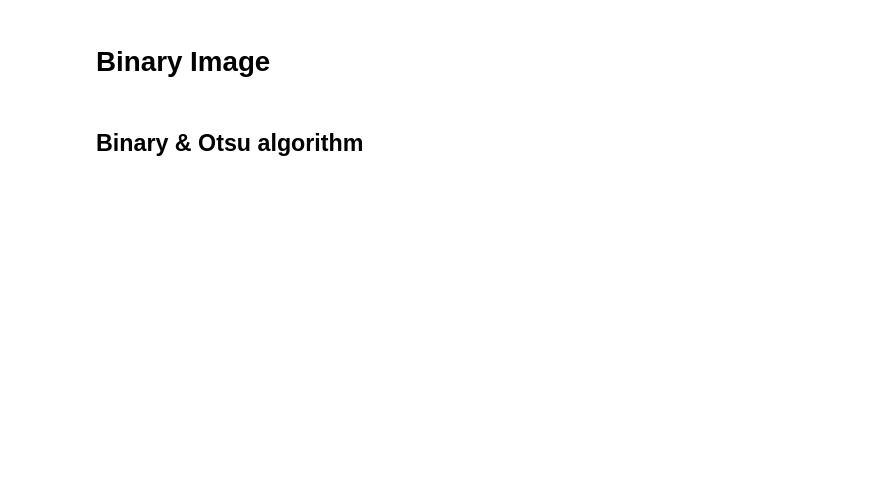
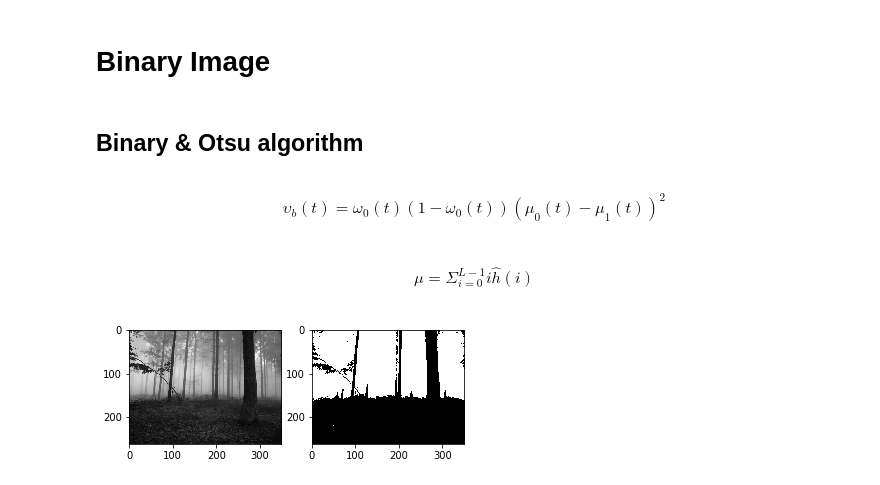
Before and after one commit to jjerry-k/learning_imageprocessing, a Jupyter notebook: Ch03.ipynb, the cells around one changed output. Drawn from its saved outputs; the diff is of its cells as text; code cells hidden in the pictures; blank space fills up the shorter version.

```diff
--- a/Ch03.ipynb
+++ b/Ch03.ipynb
@@ -9,8 +9,8 @@ import numpy as np
 from matplotlib import pyplot as plt
 %matplotlib inline
 # %%
-img = cv2.imread('./5.jpg')
+img = cv2.imread('./gray_mist_7711.jpg')
 img = cv2.cvtColor(img, cv2.COLOR_BGR2GRAY)
-img = cv2.resize(img, (30, 30))
+#img = cv2.resize(img, (30, 30))
 # %%
 hist, hist_hat = make_histogram(img)
@@ -41,0 +17,18 @@ def v0_t(hist_hat, t):
+# %% [markdown]
+\begin{align}
+\upsilon_b(t) = \omega_0(t)(1-\omega_0(t))(\mu_0(t) - \mu_1(t))^2
+\end{align}
+# %% [markdown]
+\begin{align}
+\mu = \Sigma^{L-1}_{i=0}i\hat{h}(i)
+\end{align}
+# %%
+test, th = ostu(img)
+# %%
+plt.subplot(121)
+plt.imshow(img, cmap='gray')
+plt.subplot(122)
+plt.imshow(test, cmap='gray')
+plt.show()
+# %% [output]
+[figure, added]
```
Also changed, not shown: parts of 13 cells of this notebook, 2 other files.
